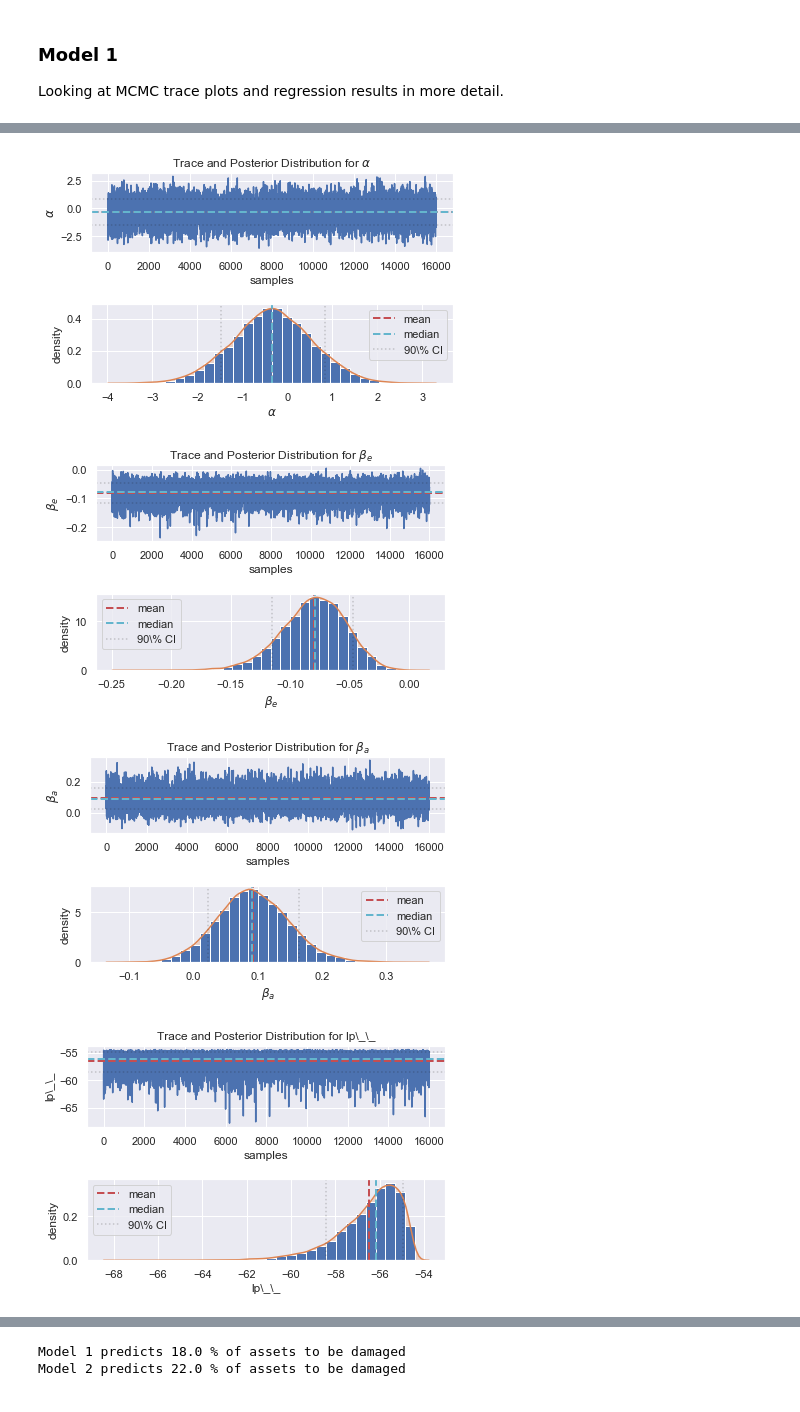
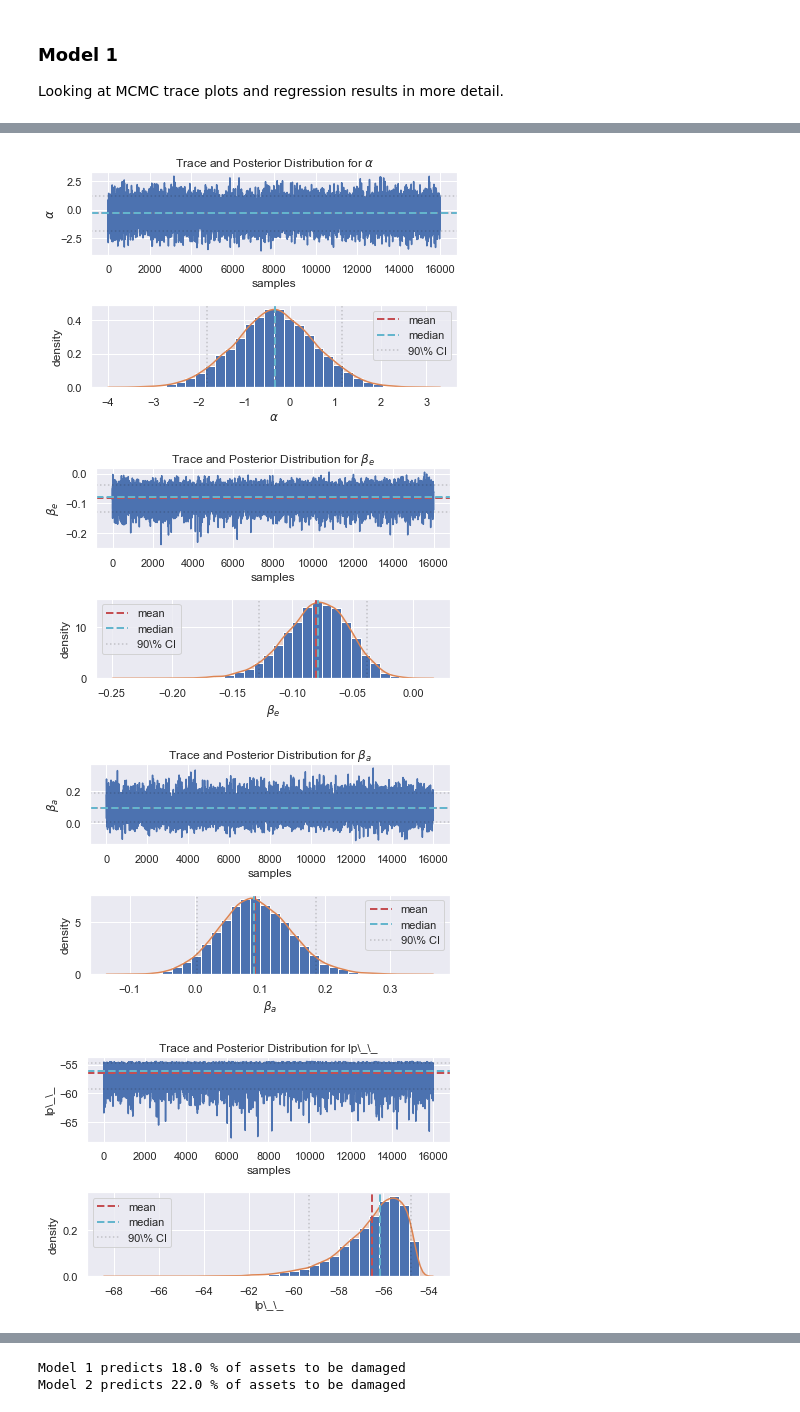
Before and after one commit to S-Black/Examples, a Jupyter notebook: NG_Exercise.ipynb, the cells around one changed output, grey strips where cells are left out. Saved outputs shown, nothing was run; the diff lists cells and outputs as text; code cells hidden in the pictures.

```diff
--- a/NG_Exercise.ipynb
+++ b/NG_Exercise.ipynb
@@ -34,7 +34,7 @@ def plot_trace(param, param_name='parameter'):
     # Summary statistics
     mean = np.mean(param)
     median = np.median(param)
-    cred_min, cred_max = np.percentile(param, 10), np.percentile(param, 90)
+    cred_min, cred_max = np.percentile(param, 5), np.percentile(param, 95)
 
     # Plotting
     plt.subplot(2,1,1)
@@ -58,6 +58,24 @@ def plot_trace(param, param_name='parameter'):
 
     plt.gcf().tight_layout()
     plt.legend()
+
+#Plot posterior of the coefficient only
+def plot_coeff(param, param_name='parameter'):
+    # Summary statistics
+    mean = np.mean(param)
+    median = np.median(param)
+    cred_min, cred_max = np.percentile(param, 5), np.percentile(param, 95)
+
+    plt.hist(param, 30, density=True); sns.kdeplot(param, shade=True)
+    plt.xlabel(param_name)
+    plt.ylabel('density')
+    plt.axvline(mean, color='r', lw=2, linestyle='--',label='mean')
+    plt.axvline(median, color='c', lw=2, linestyle='--',label='median')
+    plt.axvline(cred_min, linestyle=':', color='k', alpha=0.2, label=r'90\% CI')
+    plt.axvline(cred_max, linestyle=':', color='k', alpha=0.2)
+
+    plt.gcf().tight_layout()
+    plt.legend()
 # %% [markdown]
 # Processing the data
 I noticed that in Year_sampled some dates were reported as years and others with specific days. I manually in Excel changed it all to be the format and only keep the year.
@@ -501,9 +519,9 @@ beta_a_1 = fit1['beta_a']
 beta_g = fit1['beta_g']
 lp_1 = fit1['lp__']
 
-percentiles = (0.1,0.9)              # edit these at will\n",
+percentiles = (0.05,0.95)              # edit these at will\n",
 print(stan.stansummary(fit1, probs=percentiles, digits_summary=2))
-get_posterior_mean()
+
 plot_trace(alpha_1, r'$\alpha$')
 plt.show()
 plot_trace(beta_e_1, r'$\beta_e$')
@@ -549,8 +571,8 @@ beta_e_2 = fit2['beta_e']
 beta_a_2 = fit2['beta_a']
 lp_2 = fit2['lp__']
 
-percentiles = (0.1,0.9)              # edit these at will\n",
-print(stan.stansummary(fit2, probs=percentiles, digits_summary=2))
+#Print summary and trace plots
+print(stan.stansummary(fit2, probs=percentiles, digits_summary=5))
 plot_trace(alpha_2, r'$\alpha$')
 plt.show()
 plot_trace(beta_e_2, r'$\beta_e$')
@@ -575,10 +597,10 @@ damage_pred[4]   0.006  6.1e-4   0.08    0.0    0.0  16203    1.0
 ... (114 lines left out)
 Samples were drawn using NUTS at Fri Oct 11 19:24:16 2019.
 For each parameter, n_eff is a crude measure of effective sample size,
 and Rhat is the potential scale reduction factor on split chains (at
 convergence, Rhat=1).
-[figure, old version]
+[figure, new version]
-[figure, old version]
+[figure, new version]
-[figure, old version]
+[figure, new version]
-[figure, old version]
+[figure, new version]
 # %% [markdown]
```
Also changed, not shown: parts of 20 cells of this notebook.
